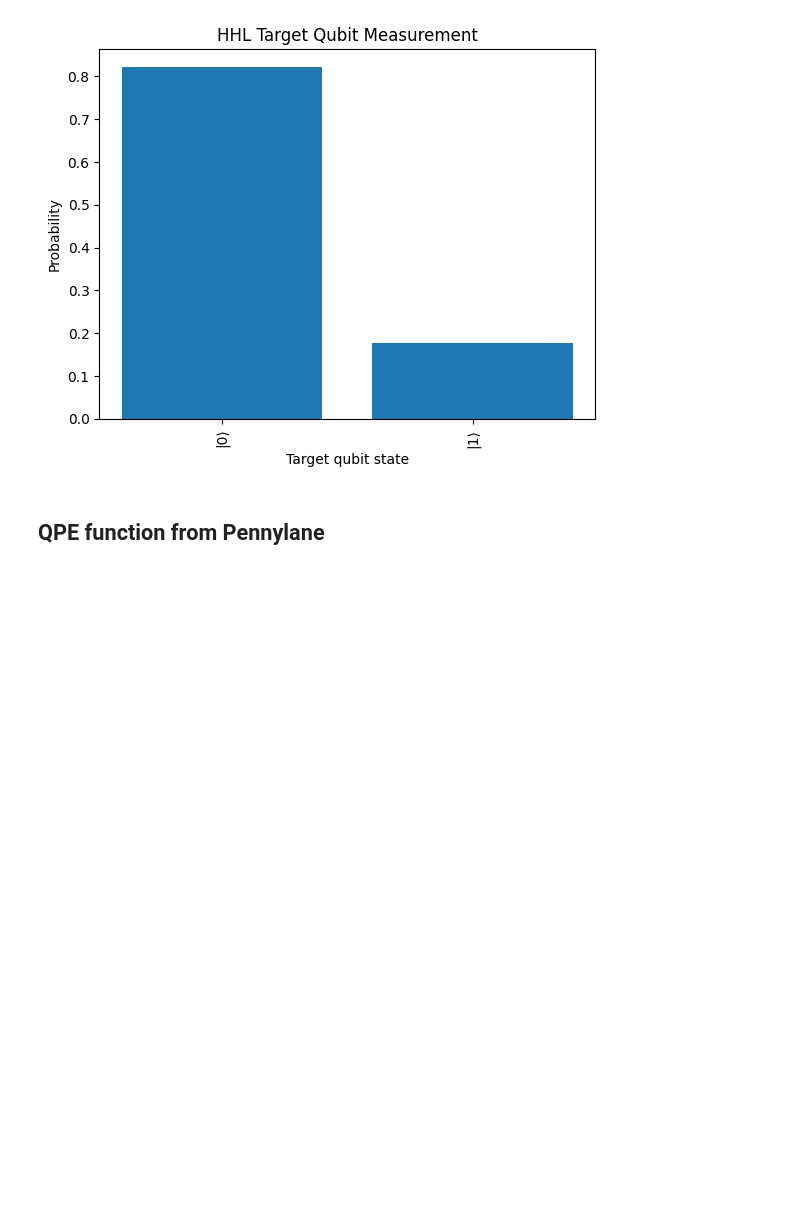
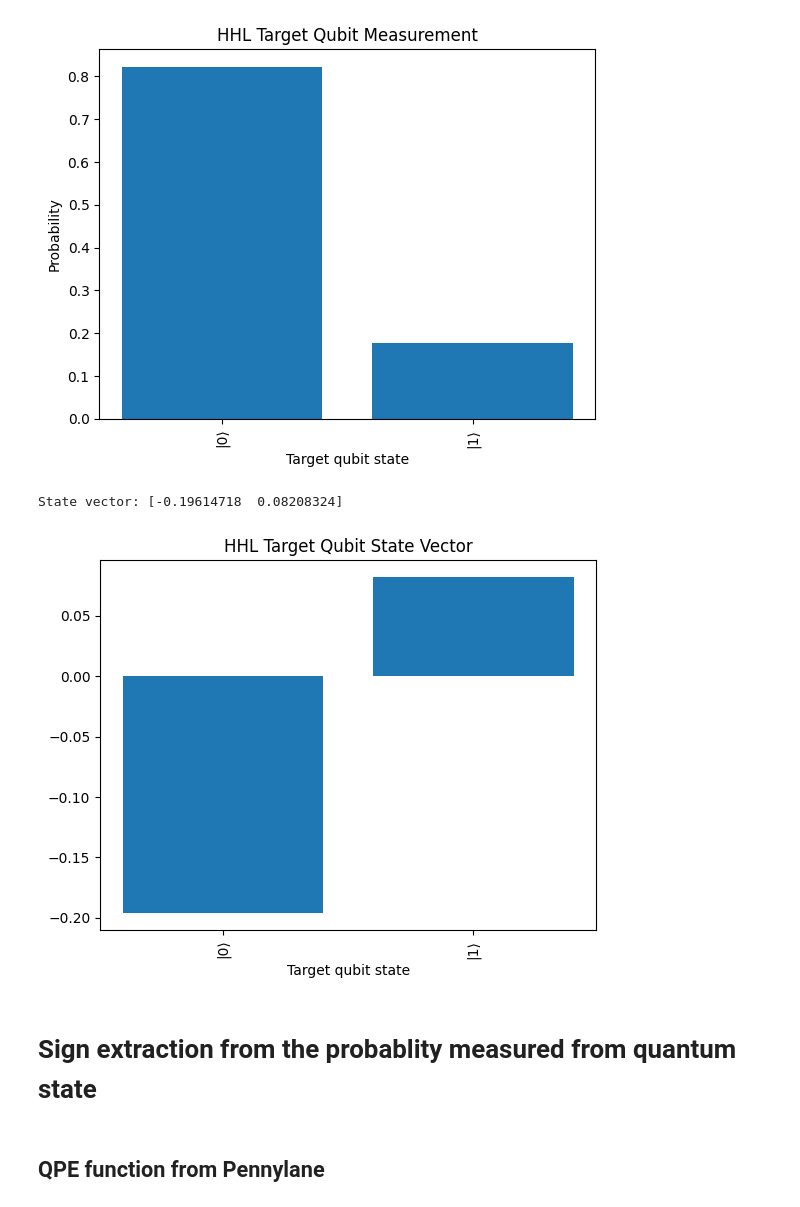
Before and after one commit to yuri4029/quantwatt, a Jupyter notebook: QuantAlgorithm_Code/QuantAlg_HHL_4_LinearSolver.ipynb, the cells around one changed output. Drawn from its saved outputs; the diff is of its cells as text; code cells hidden in the pictures; blank space fills up the shorter version.

```diff
--- a/QuantAlgorithm_Code/QuantAlg_HHL_4_LinearSolver.ipynb
+++ b/QuantAlgorithm_Code/QuantAlg_HHL_4_LinearSolver.ipynb
@@ -154,6 +168,24 @@ plt.show()
 # %% [output]
 Target qubit probabilities: [0.8220759 0.1779241]
 [figure]
+# %%
+# Get indices where ancilla qubit is 0 (i.e., even indices)
+ancil_position = tot_qubits - ancilla_wires[0] - 1  # Assuming ancilla_wires is a list with one element
+ancilla_zero_indices = [i for i in range(len(psi_target)) if (i & 2**ancil_position) == 0]
+psi_target_ancilla0 = psi_target[ancilla_zero_indices]
+
+print("State vector:", np.real(psi_target_ancilla0))
+# Plot the result
+plt.bar([f"|{i:0{len(bin(len(psi_target_ancilla0)-1))-2}b}⟩" for i in range(len(psi_target_ancilla0))], psi_target_ancilla0)
+plt.xticks(rotation=90)
+plt.xlabel("Target qubit state")
+plt.title("HHL Target Qubit State Vector")
+plt.show()
+# %% [output]
+State vector: [-0.19614718  0.08208324]
+[figure, added]
+# %% [markdown]
+# Sign extraction from the probablity measured from quantum state
 # %% [markdown]
 ## QPE function from Pennylane
 # %%
```
Also changed, not shown: parts of 4 cells of this notebook.
